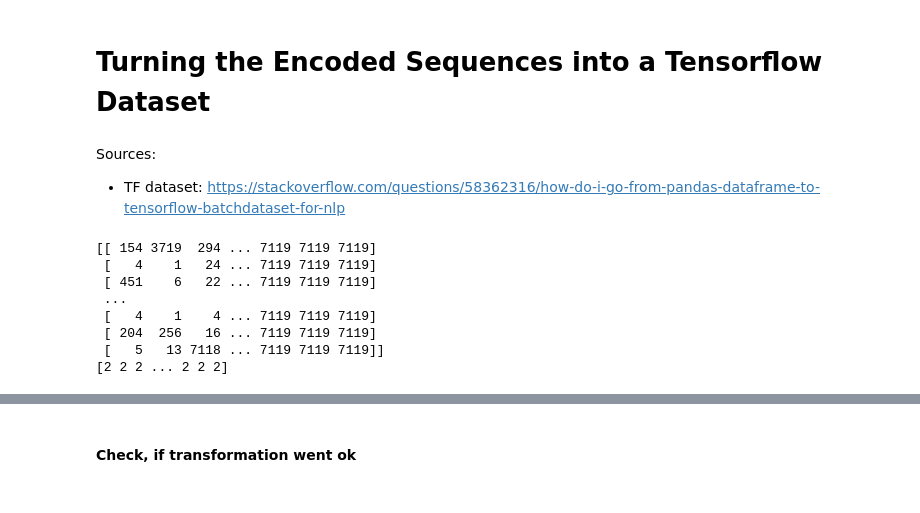
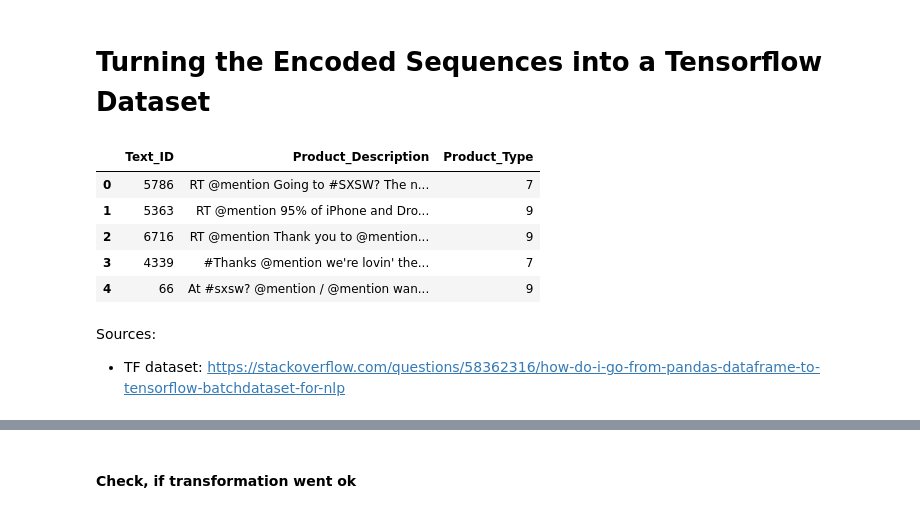
Before and after one commit to Iskriyana/nlp-product-sentiment-classification, a Jupyter notebook: notebooks/02_processing/NLP_Models.ipynb, the cells around one changed output, grey strips where cells are left out. Cells and saved outputs as stored; diff of their text form; code cells hidden in the pictures.

```diff
--- a/notebooks/02_processing/NLP_Models.ipynb
+++ b/notebooks/02_processing/NLP_Models.ipynb
@@ -31,18 +34,32 @@ nlp_repo = os.path.join(home, 'git/nlp-product-sentiment-classification')
 train_csv_path = os.path.join(nlp_repo, 'data/03_processed/Train.csv')
 train_descr = pd.read_csv(train_csv_path)
 
+test_csv_path = os.path.join(nlp_repo, 'data/03_processed/Test.csv')
+test_descr = pd.read_csv(test_csv_path)
+
 # Encoded Tokens
 preprocessed_corpus_path = os.path.join(
     nlp_repo, 'data/03_processed/product_descr_preprocessed.p')
 
+indices_test_path = os.path.join(
+    nlp_repo, 'data/03_processed/indices_test_path.p')
+
 # Training parameters
 train_anyway = False
 model_path = "product_descr.h5"
-#dataset_size = 5000
-sequence_length = 30
+#dataset_size = 500
 epochs = 10
 batch_size = 128
 hidden_size = 1000
 # %% [markdown]
 # Turning the Encoded Sequences into a Tensorflow Dataset
+# %%
+test_descr.head()
+# %% [output]
+|  | Text_ID | Product_Description | Product_Type |
+| 0 | 5786 | RT @mention Going to #SXSW? The n... | 7 |
+| 1 | 5363 | RT @mention 95% of iPhone and Dro... | 9 |
+| 2 | 6716 | RT @mention Thank you to @mention... | 9 |
+| 3 | 4339 | #Thanks @mention we're lovin' the... | 7 |
+| 4 | 66 | At #sxsw? @mention / @mention wan... | 9 |
 # %%
@@ -56,13 +75 @@ train_descr_original = tf.keras.preprocessing.sequence.pad_sequences(
 train_labels_original = train_descr['Sentiment'].to_numpy().flatten()
-# %%
-print(train_seqs)
-print(train_labels)
-# %% [output]
-[[ 154 3719  294 ... 7119 7119 7119]
- [   4    1   24 ... 7119 7119 7119]
- [ 451    6   22 ... 7119 7119 7119]
- ...
- [   4    1    4 ... 7119 7119 7119]
- [ 204  256   16 ... 7119 7119 7119]
- [   5   13 7118 ... 7119 7119 7119]]
-[2 2 2 ... 2 2 2]
```
Also changed, not shown: parts of 40 cells of this notebook, 1 other file.
